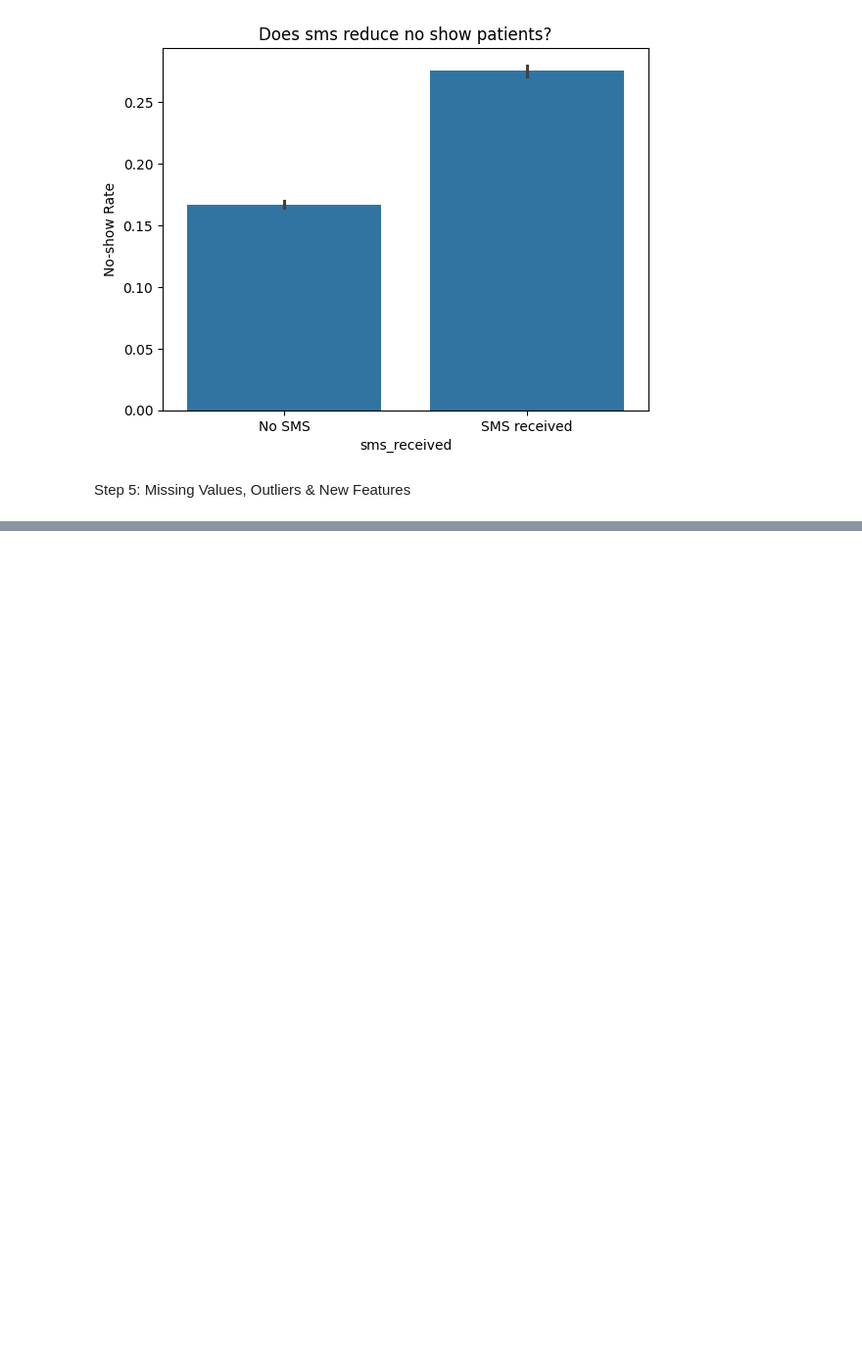
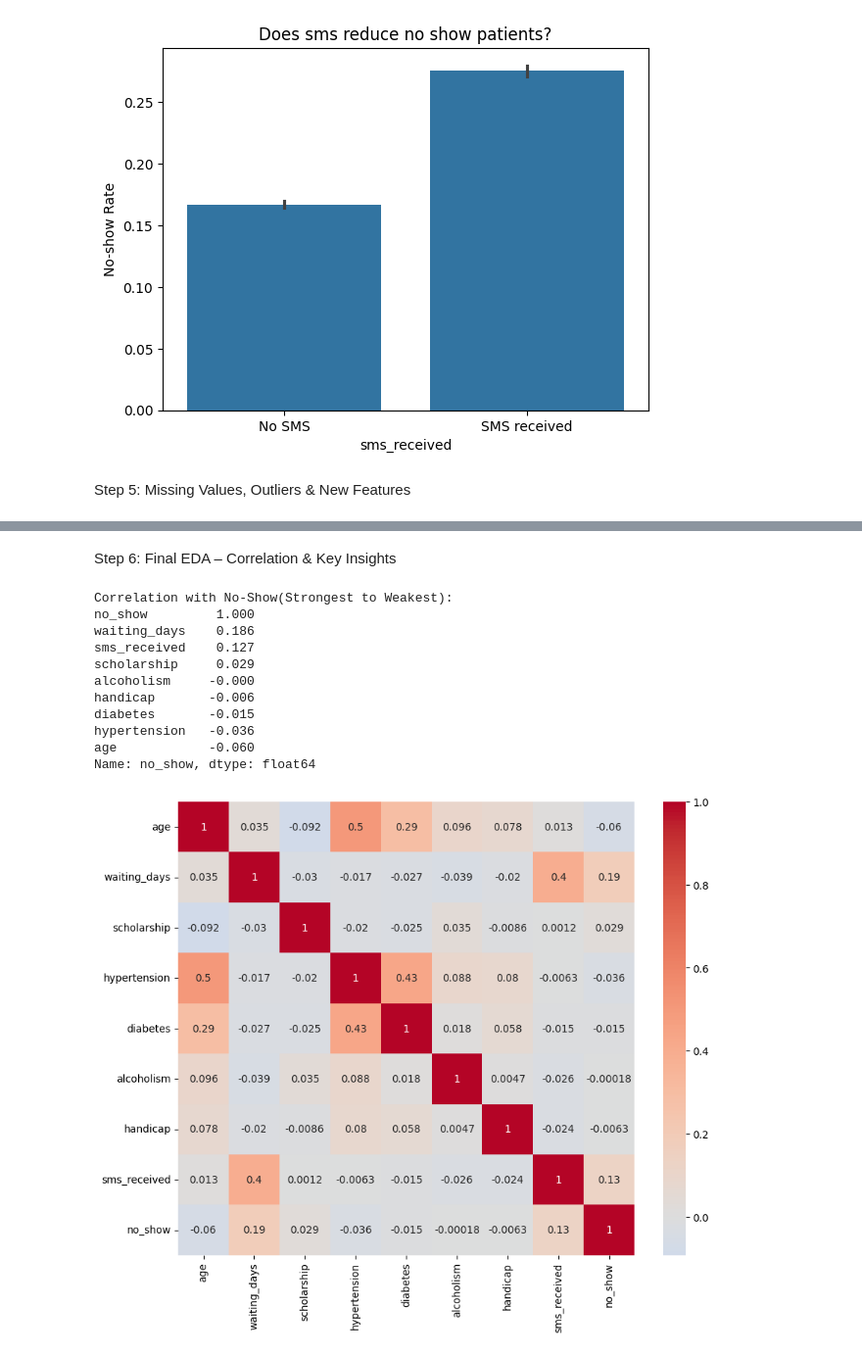
Before and after one commit to bkk10/Medical_NoShow_Analysis, a Jupyter notebook: medical_appointment/eda.ipynb, the cells around one changed output, grey strips where cells are left out. Shown at 98% size. Saved outputs shown, nothing was run; the diff lists cells and outputs as text; code cells hidden in the pictures; blank space fills up the shorter version.

Commit message:
Step 6: Final EDA

```diff
--- a/medical_appointment/eda.ipynb
+++ b/medical_appointment/eda.ipynb
@@ -347,0 +365,29 @@ Name: appointment_month, Length: 110522, dtype: int32
+# %% [markdown]
+Step 6: Final EDA – Correlation & Key Insights
+# %%
+import seaborn as sns
+import matplotlib.pyplot as plt
+
+num_cols = ['age','waiting_days','scholarship','hypertension','diabetes','alcoholism','handicap','sms_received','no_show']
+#Correlation with the target(no_show)
+corr_with_target = df[num_cols].corr()['no_show'].sort_values(ascending=False)
+
+print("Correlation with No-Show(Strongest to Weakest): ")
+print(corr_with_target.round(3))
+
+plt.figure(figsize=(10, 8))
+sns.heatmap(df[num_cols].corr(), annot=True, cmap='coolwarm', center=0)
+plt.show()
+# %% [output]
+Correlation with No-Show(Strongest to Weakest):
+no_show         1.000
+waiting_days    0.186
+sms_received    0.127
+scholarship     0.029
+alcoholism     -0.000
+handicap       -0.006
+diabetes       -0.015
+hypertension   -0.036
+age            -0.060
+Name: no_show, dtype: float64
+[figure, added]
```
Also changed, not shown: parts of 2 cells of this notebook.
